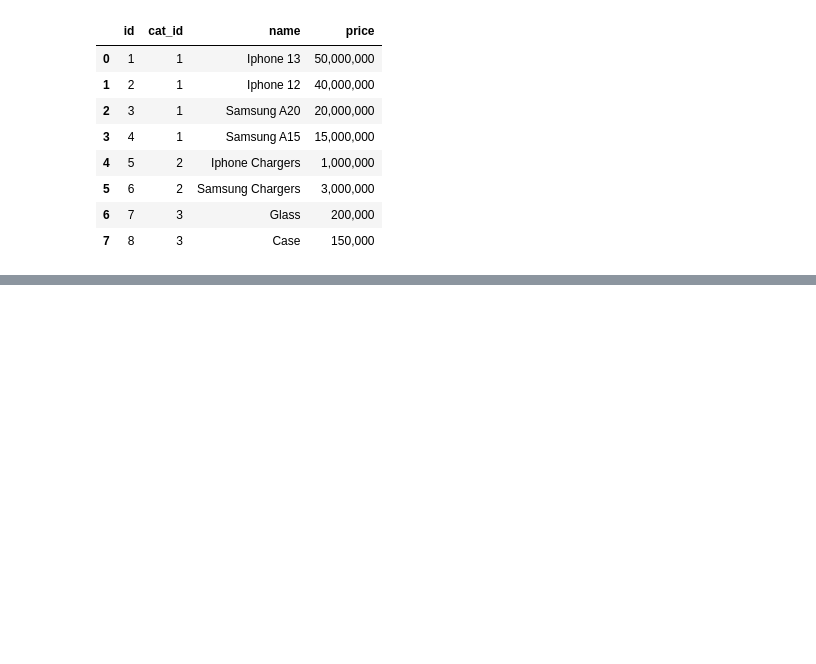
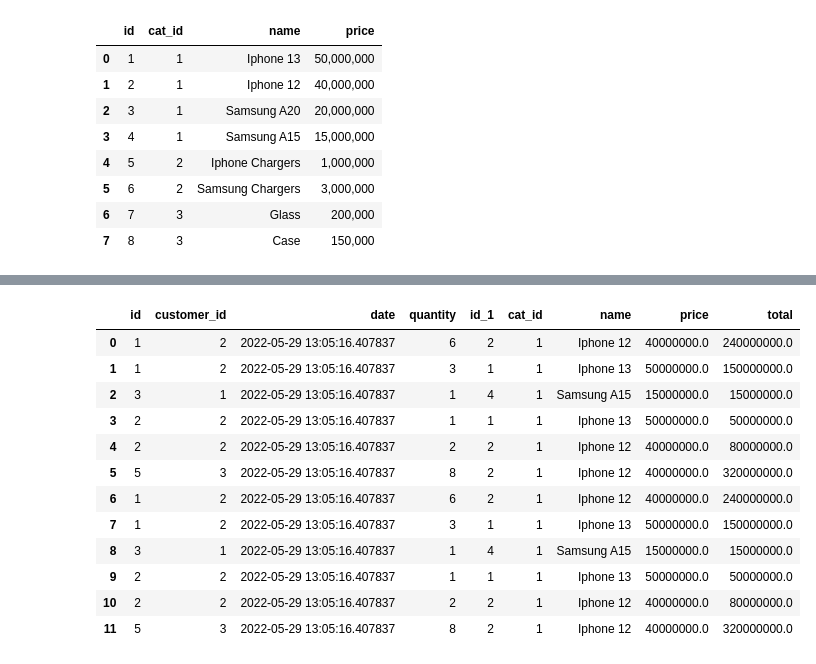
Before and after one commit to hamedf62/mobile-crm, a Jupyter notebook: Data.ipynb, the cells around one changed output, grey strips where cells are left out. Drawn from its saved outputs; the diff is of its cells as text; code cells hidden in the pictures; blank space fills up the shorter version.

```diff
--- a/Data.ipynb
+++ b/Data.ipynb
@@ -1,6 +1,12 @@
 # %%
 import pandas as pd
-from connection import dbsession
+# from connection import dbsession
 from models import Customers
+from sqlalchemy.sql import and_,func
+from classes.dbHandler import DBHandler
+
+db = DBHandler()
+
 
 customers=pd.read_csv("Customers.csv")
+db.addCustomer(customers)
@@ -31,0 +13,5 @@ categories
+# %%
+
+
+categories=pd.read_csv("Categories (2).csv")
+db.addCategories(Categories)
@@ -104,0 +174,19 @@ dbsession.commit()
+# %%
+invo_prod = invo_prod.subquery()
+
+invoices_summary = db.dbsession.query(invo_prod.c.id,func.sum(invo_prod.total).label("all_invoice_total")).group_by(invo_prod.c.id)
+pd.read_sql(invoices_summary.statement, db.dbsession.connection())
+# %% [output]
+|  | id | customer_id | date | quantity | id_1 | cat_id | name | price | total |
+| 0 | 1 | 2 | 2022-05-29 13:05:16.407837 | 6 | 2 | 1 | Iphone 12 | 40000000.0 | 240000000.0 |
+| 1 | 1 | 2 | 2022-05-29 13:05:16.407837 | 3 | 1 | 1 | Iphone 13 | 50000000.0 | 150000000.0 |
+| 2 | 3 | 1 | 2022-05-29 13:05:16.407837 | 1 | 4 | 1 | Samsung A15 | 15000000.0 | 15000000.0 |
+| 3 | 2 | 2 | 2022-05-29 13:05:16.407837 | 1 | 1 | 1 | Iphone 13 | 50000000.0 | 50000000.0 |
+| 4 | 2 | 2 | 2022-05-29 13:05:16.407837 | 2 | 2 | 1 | Iphone 12 | 40000000.0 | 80000000.0 |
+| 5 | 5 | 3 | 2022-05-29 13:05:16.407837 | 8 | 2 | 1 | Iphone 12 | 40000000.0 | 320000000.0 |
+| 6 | 1 | 2 | 2022-05-29 13:05:16.407837 | 6 | 2 | 1 | Iphone 12 | 40000000.0 | 240000000.0 |
+| 7 | 1 | 2 | 2022-05-29 13:05:16.407837 | 3 | 1 | 1 | Iphone 13 | 50000000.0 | 150000000.0 |
+| 8 | 3 | 1 | 2022-05-29 13:05:16.407837 | 1 | 4 | 1 | Samsung A15 | 15000000.0 | 15000000.0 |
+| 9 | 2 | 2 | 2022-05-29 13:05:16.407837 | 1 | 1 | 1 | Iphone 13 | 50000000.0 | 50000000.0 |
+| 10 | 2 | 2 | 2022-05-29 13:05:16.407837 | 2 | 2 | 1 | Iphone 12 | 40000000.0 | 80000000.0 |
+| 11 | 5 | 3 | 2022-05-29 13:05:16.407837 | 8 | 2 | 1 | Iphone 12 | 40000000.0 | 320000000.0 |
```
Also changed, not shown: parts of 21 cells of this notebook, 8 other files.
